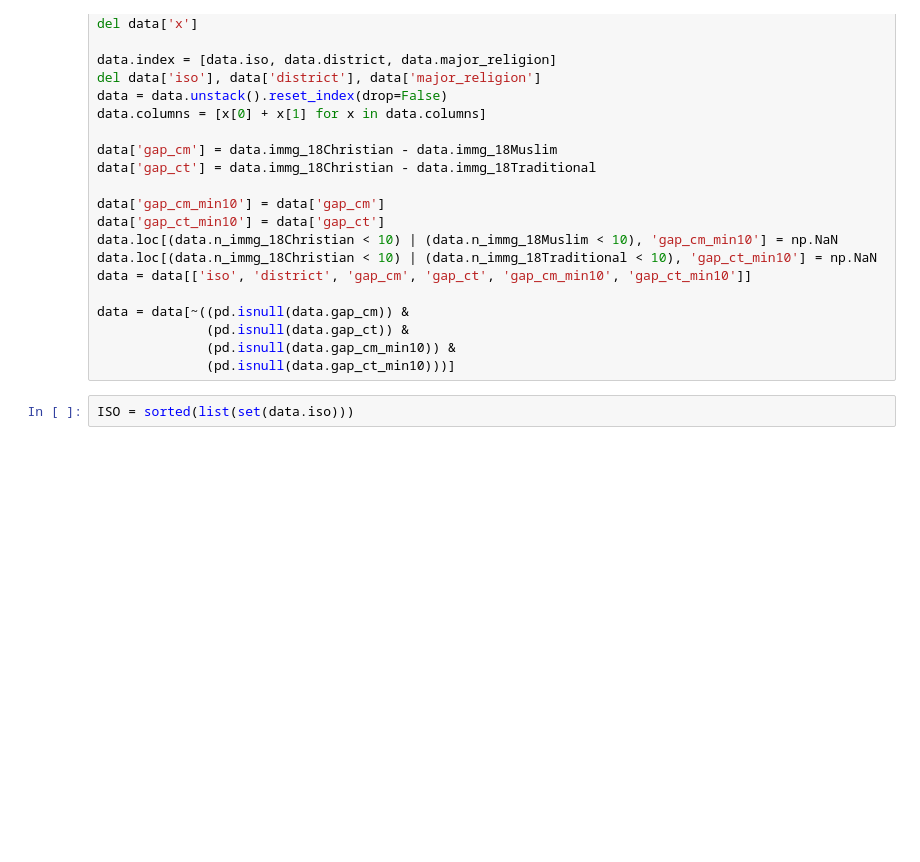
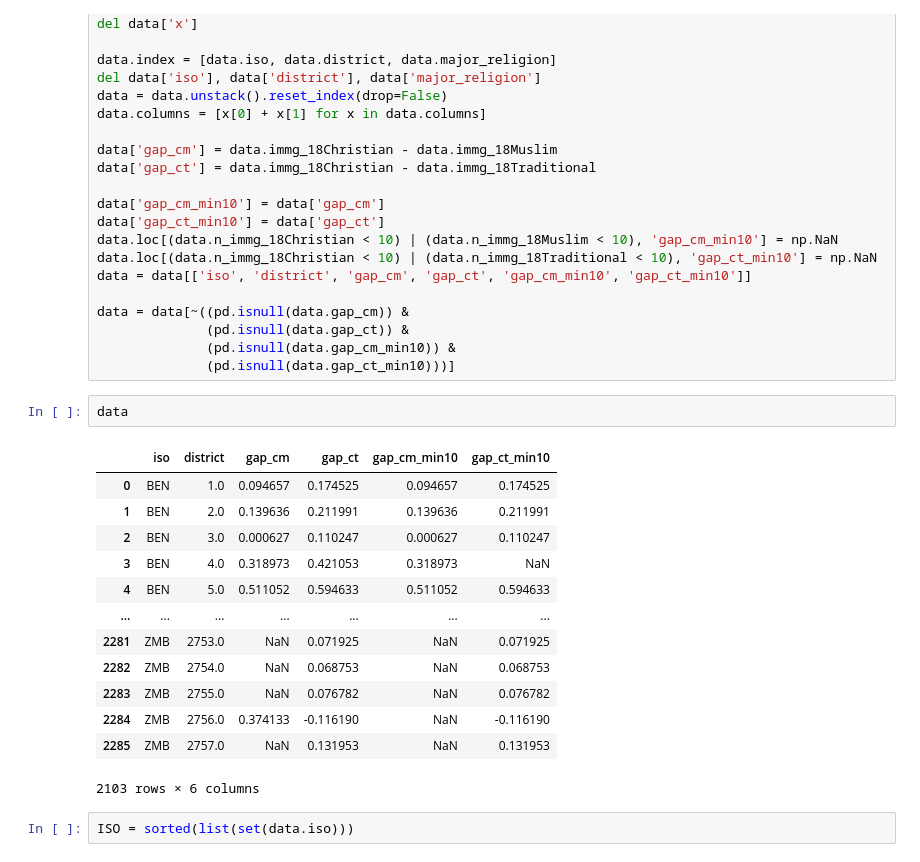
Before and after one commit to imreligionafrica/imreligionafrica, a Jupyter notebook: _3_figures_tables/code/_3.2_heatmaps_imgaps_simplified.ipynb, the cells around one changed output. Drawn from its saved outputs; the diff is of its cells as text; blank space fills up the shorter version.

```diff
--- a/_3_figures_tables/code/_3.2_heatmaps_imgaps_simplified.ipynb
+++ b/_3_figures_tables/code/_3.2_heatmaps_imgaps_simplified.ipynb
@@ -84,6 +84,22 @@ data = data[~((pd.isnull(data.gap_cm)) &
               (pd.isnull(data.gap_ct)) &
               (pd.isnull(data.gap_cm_min10)) &
               (pd.isnull(data.gap_ct_min10)))]
+# %%
+data
+# %% [output]
+|  | iso | district | gap_cm | gap_ct | gap_cm_min10 | gap_ct_min10 |
+| 0 | BEN | 1.0 | 0.094657 | 0.174525 | 0.094657 | 0.174525 |
+| 1 | BEN | 2.0 | 0.139636 | 0.211991 | 0.139636 | 0.211991 |
+| 2 | BEN | 3.0 | 0.000627 | 0.110247 | 0.000627 | 0.110247 |
+| 3 | BEN | 4.0 | 0.318973 | 0.421053 | 0.318973 | NaN |
+| 4 | BEN | 5.0 | 0.511052 | 0.594633 | 0.511052 | 0.594633 |
+| ... | ... | ... | ... | ... | ... | ... |
+| 2281 | ZMB | 2753.0 | NaN | 0.071925 | NaN | 0.071925 |
+| 2282 | ZMB | 2754.0 | NaN | 0.068753 | NaN | 0.068753 |
+| 2283 | ZMB | 2755.0 | NaN | 0.076782 | NaN | 0.076782 |
+| 2284 | ZMB | 2756.0 | 0.374133 | -0.116190 | NaN | -0.116190 |
+| 2285 | ZMB | 2757.0 | NaN | 0.131953 | NaN | 0.131953 |
+2103 rows × 6 columns
 # %%
 ISO = sorted(list(set(data.iso)))
 # %%
```
Also changed, not shown: parts of 3 cells of this notebook, 4 other files.
